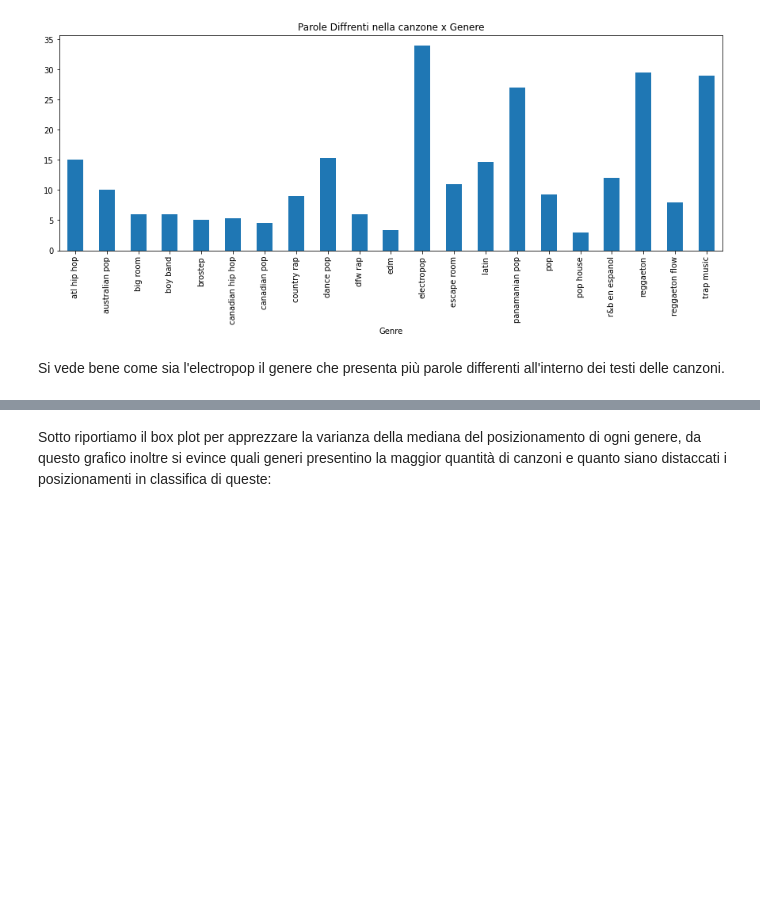
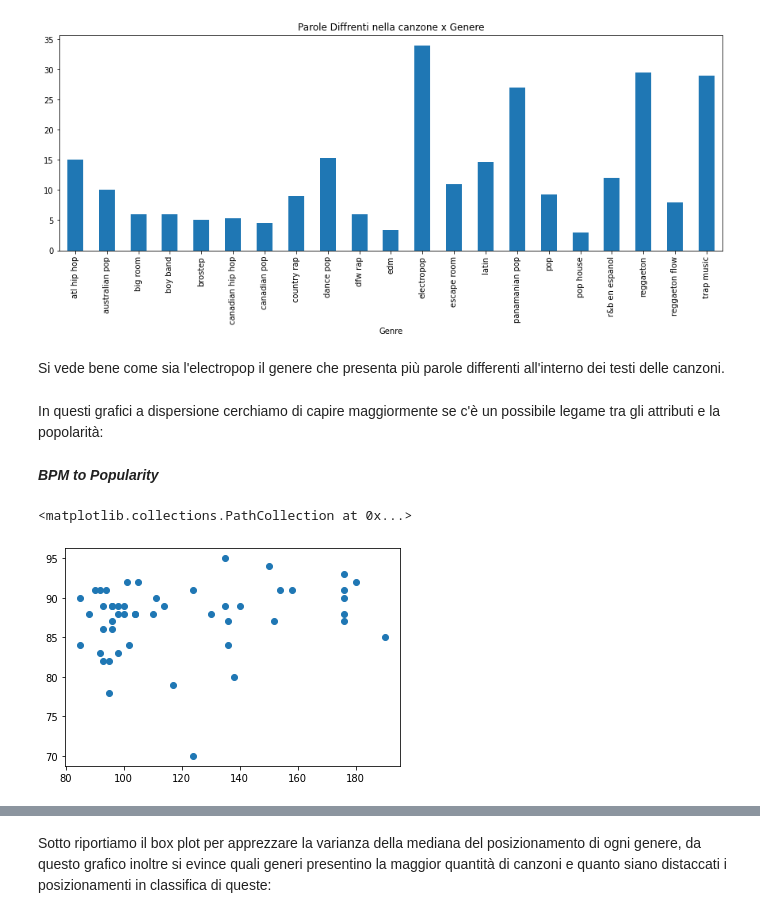
Before and after one commit to PedemonteGiacomo/DataScienceProject, a Jupyter notebook: project.ipynb, the cells around one changed output, grey strips where cells are left out. Saved outputs shown, nothing was run; the diff lists cells and outputs as text; code cells hidden in the pictures; blank space fills up the shorter version.

```diff
--- a/project.ipynb
+++ b/project.ipynb
@@ -103,3 +103,12 @@ top50.groupby('Genre')['Speechiness.'].mean().plot(kind='bar',title = 'Parole Di
 [figure]
 # %% [markdown]
 Si vede bene come sia l'electropop il genere che presenta più parole differenti all'interno dei testi delle canzoni.
+# %% [markdown]
+In questi grafici a dispersione cerchiamo di capire maggiormente se c'è un possibile legame tra gli attributi e la popolarità:
+# %% [markdown]
+***BPM to Popularity***
+# %%
+plt.scatter(top50['Beats.Per.Minute'],top50['Popularity'])
+# %% [output]
+<matplotlib.collections.PathCollection at 0x...>
+[figure, added]
```
Also changed, not shown: parts of 32 cells of this notebook.
